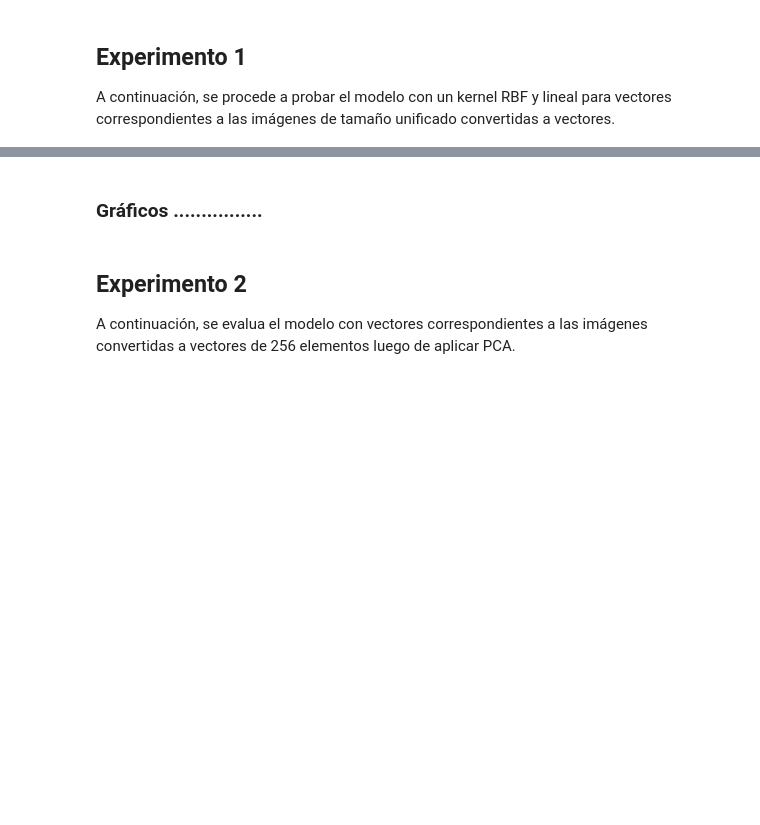
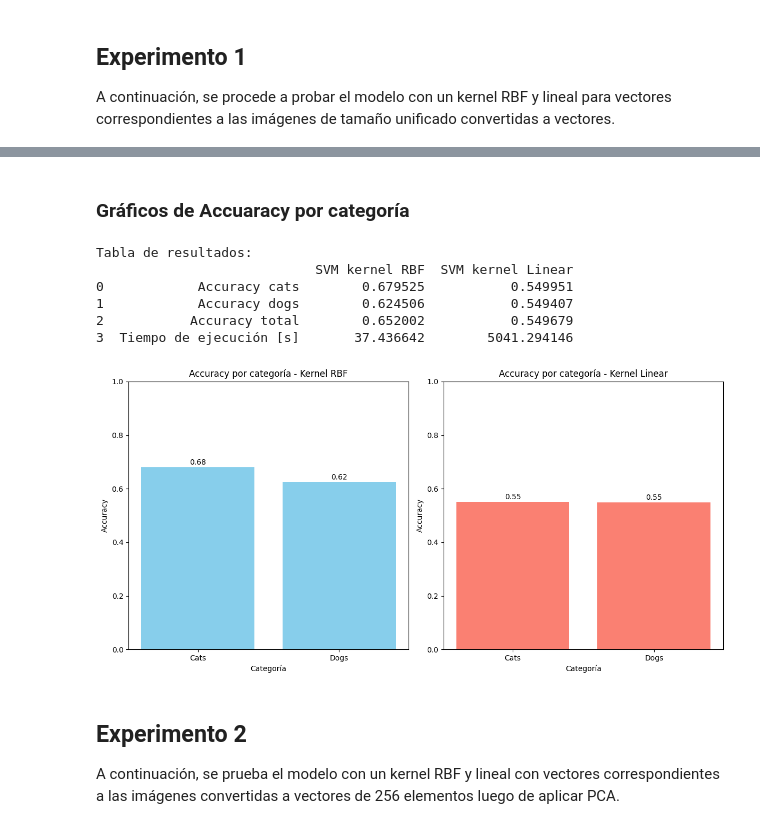
Before and after one commit to iChavy/Tareas_AA, a Jupyter notebook: Tarea 1/tarea1.ipynb, the cells around one changed output, grey strips where cells are left out. Cells and saved outputs as stored; diff of their text form; code cells hidden in the pictures; blank space fills up the shorter version.

```diff
--- a/Tarea 1/tarea1.ipynb
+++ b/Tarea 1/tarea1.ipynb
@@ -170,2 +172,2 @@ Tiempo de compilación para el modelo con kernel RBF: 218.5290 segundos
 # %% [markdown]
-<h3>Gráficos ................</h3>
+<h3>Gráficos de Accuaracy por categoría</h3>
@@ -227,6 +233,16 @@ plt.show()
+# %%
+mostrar_resultados_svm(matriz_confusion_rbf, matriz_confusion_linear, accuracy_rbf, accuracy_linear, tiempo_compilacion_rbf, tiempo_compilacion_linear)
+# %% [output]
+Tabla de resultados:
+                            SVM kernel RBF  SVM kernel Linear
+0            Accuracy cats        0.679525           0.549951
+1            Accuracy dogs        0.624506           0.549407
+2           Accuracy total        0.652002           0.549679
+3  Tiempo de ejecución [s]       37.436642        5041.294146
+[figure, added]
 # %% [markdown]
 <h2>Experimento 2</h2>
-A continuación, se evalua el modelo con vectores correspondientes a las imágenes convertidas a vectores de 256 elementos luego de aplicar PCA.
+A continuación, se prueba el modelo con un kernel RBF y lineal con vectores correspondientes a las imágenes convertidas a vectores de 256 elementos luego de aplicar PCA.
 # %%
 pipeline_svm_rbf = Pipeline([
     ('escalador', StandardScaler()),
```
Also changed, not shown: parts of 8 cells of this notebook.
